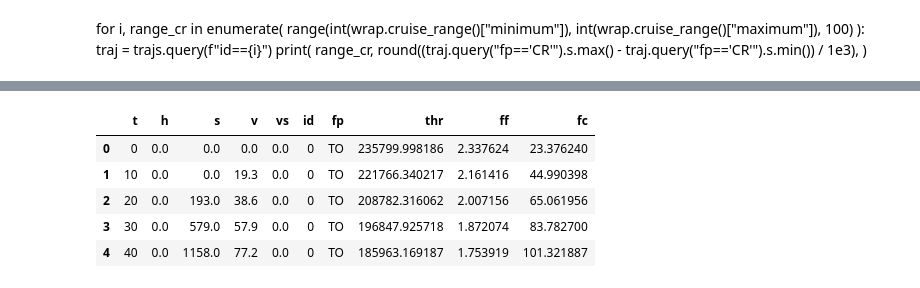
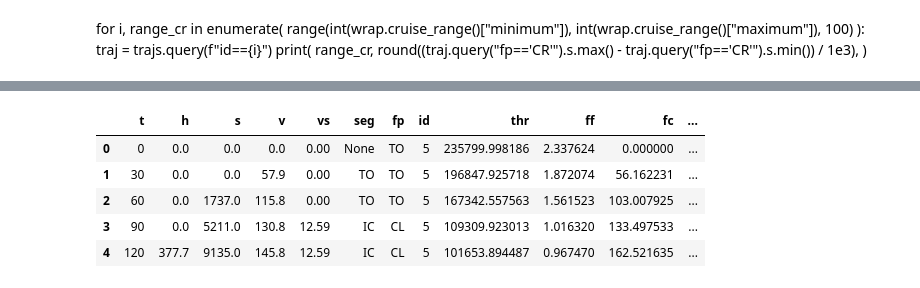
Before and after one commit to thomasdubdub/FEAT, a Jupyter notebook: test_openap_A320.ipynb, the cells around one changed output, grey strips where cells are left out. Drawn from its saved outputs; the diff is of its cells as text; code cells hidden in the pictures.

```diff
--- a/test_openap_A320.ipynb
+++ b/test_openap_A320.ipynb
@@ -38,7 +37,7 @@ wrap.cruise_range(), wrap.cruise_alt(), wrap.cruise_init_alt(), wrap.cruise_mach
   'statmodel_params': [17.82, 5.05, 0.62, 0.2]})
 # %%
 fpg = FlightProfileGenerator(ac_type="A320")
-flight_profiles = fpg(range_step=300, dt=10, set_flight_phase=True)
+flight_profiles = fpg.gen_profiles(step=100)
 fp_df = flight_profiles.to_df()
 fp_df.head()
 # %% [output]
@@ -105,8 +102,3 @@ prop.aircraft(ac_type)
    'A320-231': 'V2500-A1',
    'A320-232': 'V2527-A5',
    'A320-233': 'V2527E-A5'}}}
-# %%
-thre = ThrustEstimator(ac_type=ac_type)
-flight_profiles = thre(flight_profiles.from_df(fp_df))
-fp_df = flight_profiles.to_df()
-fp_df.head()
@@ -120,7 +105,6 @@ fp_df.head()
 # %%
-me = MassEstimator(ac_type=ac_type)
 fe = FuelEstimator(ac_type=ac_type)
-flight_profiles = fe(flight_profiles.from_df(fp_df), mass=me.reference_mass)
+flight_profiles = fe(FlightProfiles.from_df(fp_df))
 fp_df = flight_profiles.to_df()
 fp_df.head()
 # %% [output]
@@ -127,9 +113,9 @@ fp_df.head()
-|  | t | h | s | v | vs | id | fp | thr | ff | fc |
-| 0 | 0 | 0.0 | 0.0 | 0.0 | 0.0 | 0 | TO | 235799.998186 | 2.337624 | 23.376240 |
-| 1 | 10 | 0.0 | 0.0 | 19.3 | 0.0 | 0 | TO | 221766.340217 | 2.161416 | 44.990398 |
-| 2 | 20 | 0.0 | 193.0 | 38.6 | 0.0 | 0 | TO | 208782.316062 | 2.007156 | 65.061956 |
-| 3 | 30 | 0.0 | 579.0 | 57.9 | 0.0 | 0 | TO | 196847.925718 | 1.872074 | 83.782700 |
-| 4 | 40 | 0.0 | 1158.0 | 77.2 | 0.0 | 0 | TO | 185963.169187 | 1.753919 | 101.321887 |
+|  | t | h | s | v | vs | seg | fp | id | thr | ff | fc | ... |
+| 0 | 0 | 0.0 | 0.0 | 0.0 | 0.00 | None | TO | 5 | 235799.998186 | 2.337624 | 0.000000 | ... |
+| 1 | 30 | 0.0 | 0.0 | 57.9 | 0.00 | TO | TO | 5 | 196847.925718 | 1.872074 | 56.162231 | ... |
+| 2 | 60 | 0.0 | 1737.0 | 115.8 | 0.00 | TO | TO | 5 | 167342.557563 | 1.561523 | 103.007925 | ... |
+| 3 | 90 | 0.0 | 5211.0 | 130.8 | 12.59 | IC | CL | 5 | 109309.923013 | 1.016320 | 133.497533 | ... |
+| 4 | 120 | 377.7 | 9135.0 | 145.8 | 12.59 | IC | CL | 5 | 101653.894487 | 0.967470 | 162.521635 | ... |
 # %%
 fig, axes = plt.subplots(5, 2, figsize=(15, 25))
 for ax, (id, fp) in zip(axes.flat, fp_df.groupby("id")):
```
Also changed, not shown: parts of 18 cells of this notebook, 5 other files.
